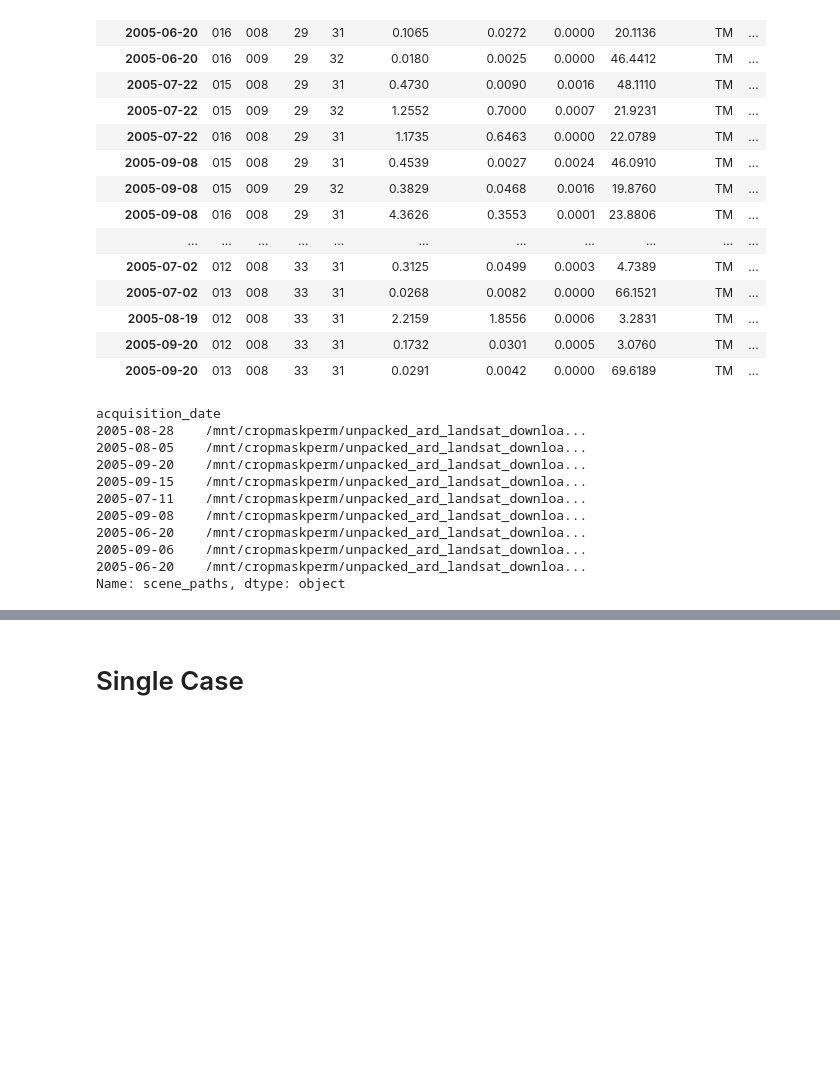
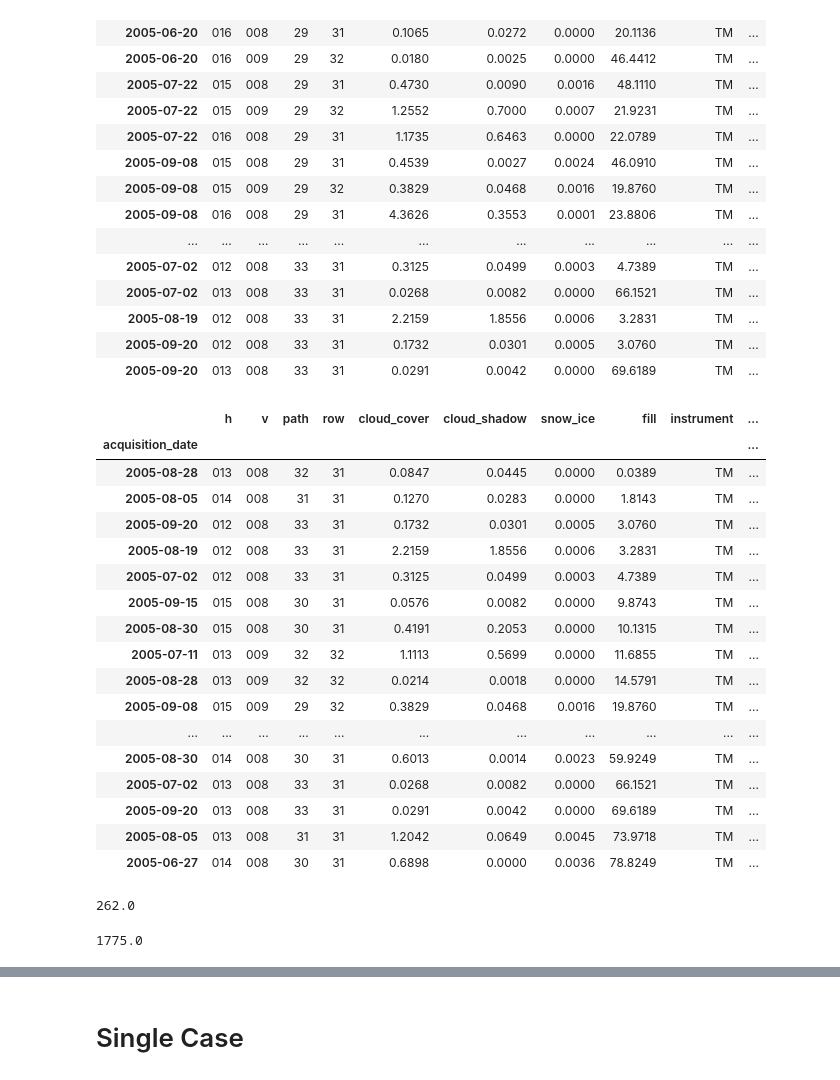
Before and after one commit to ecohydro/Mask_RCNN, a Jupyter notebook: notebooks/run_dask_preprocess.ipynb, the cells around one changed output, grey strips where cells are left out. Drawn from its saved outputs; the diff is of its cells as text; code cells hidden in the pictures; blank space fills up the shorter version.

```diff
--- a/notebooks/run_dask_preprocess.ipynb
+++ b/notebooks/run_dask_preprocess.ipynb
@@ -79,21 +82,29 @@ out_df
 # %%
 # drops the cloudiest duplicate by keeping the first duplicate. since we sorted by least cloudy to cloudiest
 least_cloudy_june_sept_df = out_df['2005-06-20':"2005-09-20"]\
-    .sort_values(["fill", "cloud_cover"])\
-    .drop_duplicates(['h','v'])
+    .sort_values(["fill", "cloud_cover"])
+# \
+#     .drop_duplicates(['h','v'])
 
 least_cloudy_june_sept_lst = least_cloudy_june_sept_df['scene_paths'].apply(str).to_list()
 # %%
-least_cloudy_june_sept_df['scene_paths']
+least_cloudy_june_sept_df
 # %% [output]
-acquisition_date
-2005-08-28    /mnt/cropmaskperm/unpacked_ard_landsat_downloa...
-2005-08-05    /mnt/cropmaskperm/unpacked_ard_landsat_downloa...
-2005-09-20    /mnt/cropmaskperm/unpacked_ard_landsat_downloa...
-2005-09-15    /mnt/cropmaskperm/unpacked_ard_landsat_downloa...
-2005-07-11    /mnt/cropmaskperm/unpacked_ard_landsat_downloa...
-2005-09-08    /mnt/cropmaskperm/unpacked_ard_landsat_downloa...
-2005-06-20    /mnt/cropmaskperm/unpacked_ard_landsat_downloa...
-2005-09-06    /mnt/cropmaskperm/unpacked_ard_landsat_downloa...
-2005-06-20    /mnt/cropmaskperm/unpacked_ard_landsat_downloa...
-Name: scene_paths, dtype: object
+|  | h | v | path | row | cloud_cover | cloud_shadow | snow_ice | fill | instrument | ... |
+| acquisition_date |  |  |  |  |  |  |  |  |  | ... |
+| 2005-08-28 | 013 | 008 | 32 | 31 | 0.0847 | 0.0445 | 0.0000 | 0.0389 | TM | ... |
+| 2005-08-05 | 014 | 008 | 31 | 31 | 0.1270 | 0.0283 | 0.0000 | 1.8143 | TM | ... |
+| 2005-09-20 | 012 | 008 | 33 | 31 | 0.1732 | 0.0301 | 0.0005 | 3.0760 | TM | ... |
+| 2005-08-19 | 012 | 008 | 33 | 31 | 2.2159 | 1.8556 | 0.0006 | 3.2831 | TM | ... |
+| 2005-07-02 | 012 | 008 | 33 | 31 | 0.3125 | 0.0499 | 0.0003 | 4.7389 | TM | ... |
+| 2005-09-15 | 015 | 008 | 30 | 31 | 0.0576 | 0.0082 | 0.0000 | 9.8743 | TM | ... |
+| 2005-08-30 | 015 | 008 | 30 | 31 | 0.4191 | 0.2053 | 0.0000 | 10.1315 | TM | ... |
+| 2005-07-11 | 013 | 009 | 32 | 32 | 1.1113 | 0.5699 | 0.0000 | 11.6855 | TM | ... |
+| 2005-08-28 | 013 | 009 | 32 | 32 | 0.0214 | 0.0018 | 0.0000 | 14.5791 | TM | ... |
+| 2005-09-08 | 015 | 009 | 29 | 32 | 0.3829 | 0.0468 | 0.0016 | 19.8760 | TM | ... |
+| ... | ... | ... | ... | ... | ... | ... | ... | ... | ... | ... |
+| 2005-08-30 | 014 | 008 | 30 | 31 | 0.6013 | 0.0014 | 0.0023 | 59.9249 | TM | ... |
+| 2005-07-02 | 013 | 008 | 33 | 31 | 0.0268 | 0.0082 | 0.0000 | 66.1521 | TM | ... |
+| 2005-09-20 | 013 | 008 | 33 | 31 | 0.0291 | 0.0042 | 0.0000 | 69.6189 | TM | ... |
+| 2005-08-05 | 013 | 008 | 31 | 31 | 1.2042 | 0.0649 | 0.0045 | 73.9718 | TM | ... |
+| 2005-06-27 | 014 | 008 | 30 | 31 | 0.6898 | 0.0000 | 0.0036 | 78.8249 | TM | ... |
@@ -100,3 +126,11 @@ Name: scene_paths, dtype: object
+# %%
+clip_low
+# %% [output]
+262.0
+# %%
+clip_high
+# %% [output]
+1775.0
 # %%
 from cropmask.preprocess import PreprocessWorkflow, setup_dirs
 import time
```
Also changed, not shown: parts of 33 cells of this notebook, 44 other files.
